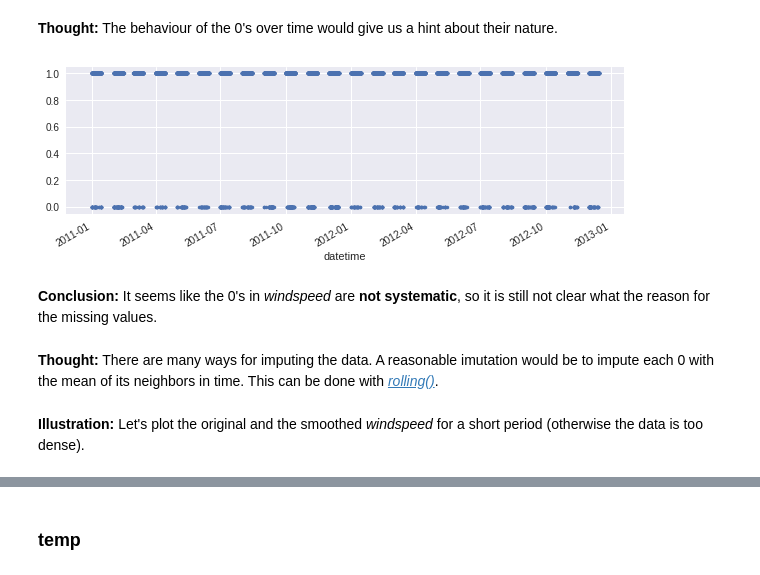
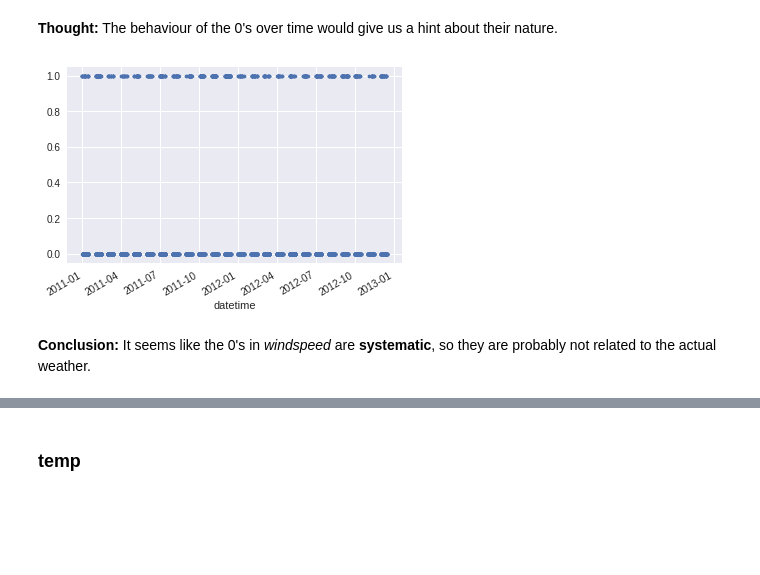
Before and after one commit to amitrappel/kaggle-bike-sharing-demand, a Jupyter notebook: Bike sharing - project walk-through.ipynb, the cells around one changed output, grey strips where cells are left out. Drawn from its saved outputs; the diff is of its cells as text; code cells hidden in the pictures; blank space fills up the shorter version.

```diff
--- a/Bike sharing - project walk-through.ipynb
+++ b/Bike sharing - project walk-through.ipynb
@@ -59,3 +49,7 @@ test_data = data.loc[data.index.day >= 15]
+# %%
+ps = PredefinedSplit(data.index.day < 15)
+train_data_ix, test_data_ix = list(ps.split())[0]
+train_data, test_data = data.iloc[train_data_ix], data.iloc[test_data_ix]
 # %% [markdown]
 ## First impression
 # %%
@@ -201,7 +191,6 @@ There are 2 reasonable reasons for the (obviously problematic) 0's:
 # %% [markdown]
 **Thought:** The behaviour of the 0's over time would give us a hint about their nature.
 # %%
-ax = (train_data.windspeed != 0).astype(int).plot(ls=' ', marker='.', figsize=(10, 3))
-# Try with (300, 3) for better visualization
+ax = (train_data.windspeed == 0).astype(int).plot(ls=' ', marker='.')  # try with figsize=(100, 5)
 # %% [output]
-[figure, old version]
+[figure, new version]
@@ -208,6 +200,2 @@ ax = (train_data.windspeed != 0).astype(int).plot(ls=' ', marker='.', figsize=(1
 # %% [markdown]
-**Conclusion:** It seems like the 0's in *windspeed* are **not systematic**, so it is still not clear what the reason for the missing values.
+**Conclusion:** It seems like the 0's in *windspeed* are **systematic**, so they are probably not related to the actual weather.
-# %% [markdown]
-**Thought:** There are many ways for imputing the data. A reasonable imutation would be to impute each 0 with the mean of its neighbors in time. This can be done with [*rolling()*][rol].
-
-[rol]: https://pandas.pydata.org/pandas-docs/stable/generated/pandas.Series.rolling.html "rolling() API"
@@ -216,2 +201,0 @@ windspeed_smooth = train_data.windspeed.rolling(window=5, center=True).mean()
-# %% [markdown]
-**Illustration:** Let's plot the original and the smoothed *windspeed* for a short period (otherwise the data is too dense).
```
Also changed, not shown: parts of 96 cells of this notebook.
